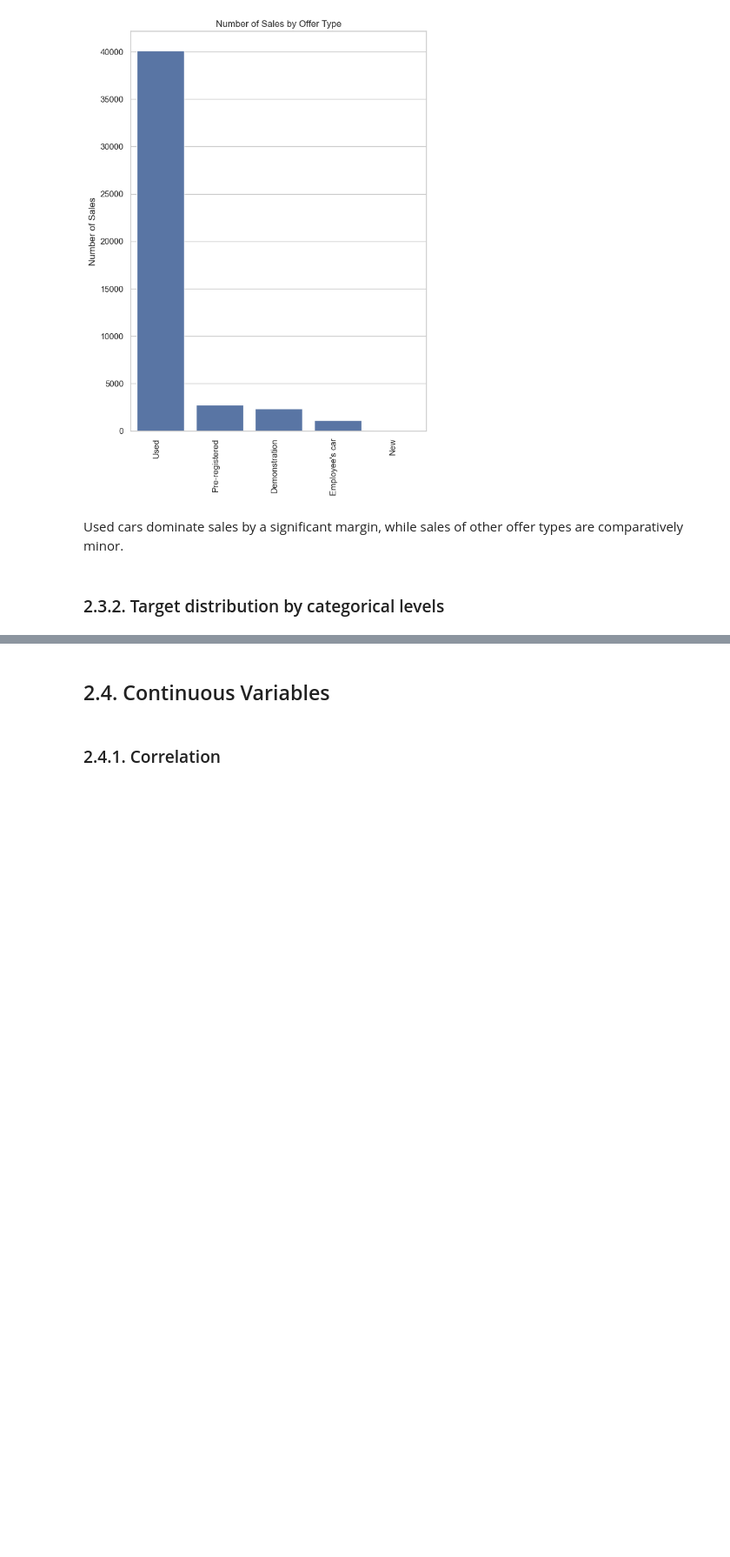
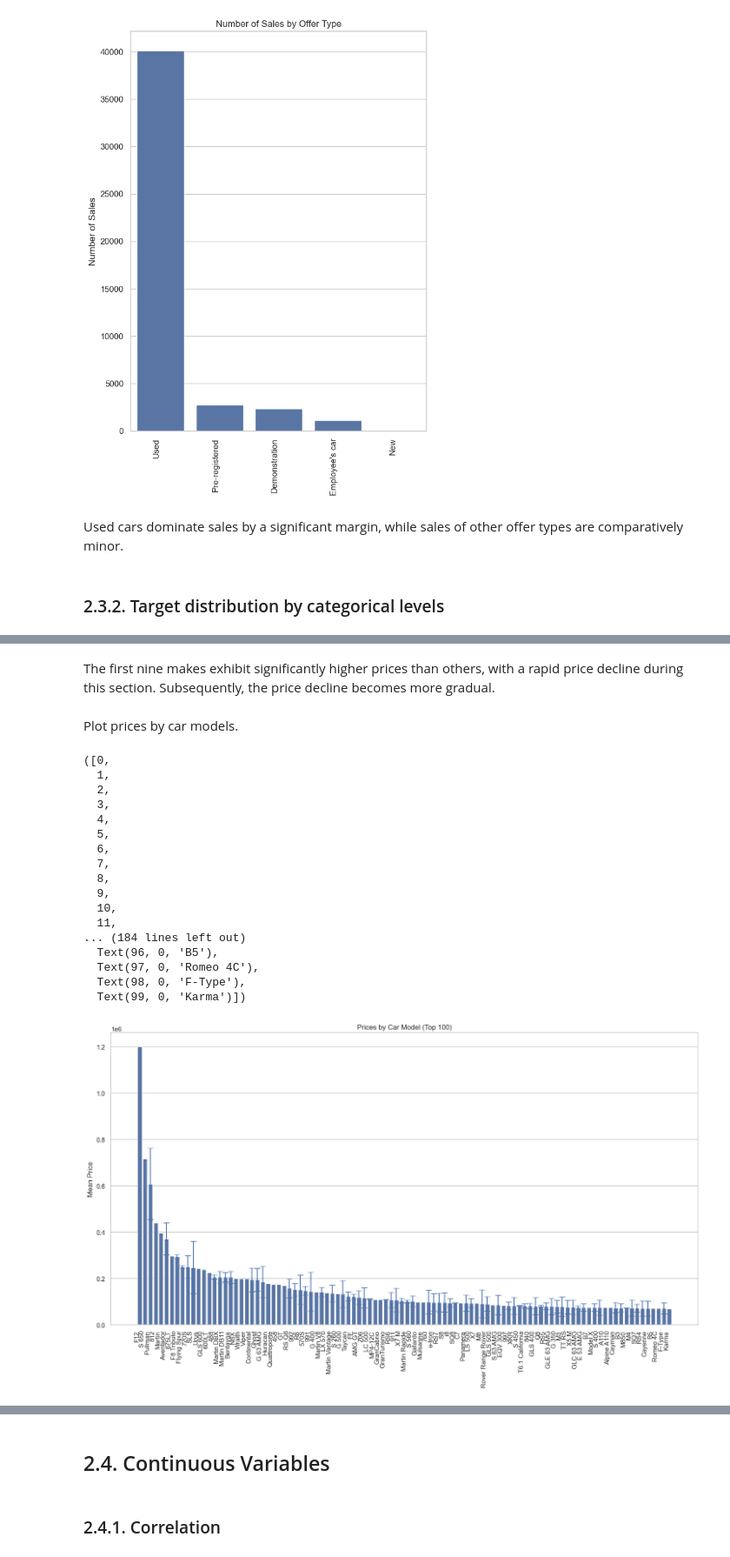
Before and after one commit to JAlbertOfficial/autoscout24-car-price-prediction, a Jupyter notebook: notebooks/1.0-ja-initial-data-exploration.ipynb, the cells around one changed output, grey strips where cells are left out. Shown at 87% size. Saved outputs shown, nothing was run; the diff lists cells and outputs as text; code cells hidden in the pictures; blank space fills up the shorter version.

```diff
--- a/notebooks/1.0-ja-initial-data-exploration.ipynb
+++ b/notebooks/1.0-ja-initial-data-exploration.ipynb
@@ -276,0 +325,49 @@ Used cars dominate sales by a significant margin, while sales of other offer typ
+# %% [markdown]
+The first nine makes exhibit significantly higher prices than others, with a rapid price decline during this section. Subsequently, the price decline becomes more gradual.
+# %% [markdown]
+Plot prices by car models.
+# %%
+# Calculate mean price and standard deviation for each model
+model_mean_price = df_raw.groupby("model")['price'].mean()
+model_std_price = df_raw.groupby("model")['price'].std()
+
+# Combine mean price and standard deviation into a DataFrame
+model_price_stats = pd.concat([model_mean_price, model_std_price], axis=1)
+model_price_stats.columns = ['Mean Price', 'Standard Deviation']
+
+# Sort DataFrame by mean price in descending order
+model_price_stats = model_price_stats.sort_values(by='Mean Price', ascending=False).head(100)
+
+# Set up the matplotlib figure
+plt.figure(figsize=(18, 9))
+
+# Create a barplot for mean price
+sns.barplot(x=model_price_stats.index, y=model_price_stats['Mean Price'])
+
+# Plot error bars for standard deviation
+plt.errorbar(x=model_price_stats.index, y=model_price_stats['Mean Price'], yerr=model_price_stats['Standard Deviation'], fmt='none', capsize=5)
+
+# Customize the plot
+plt.xlabel('')
+plt.ylabel('Mean Price')
+plt.title(f'Prices by Car Model (Top 100)')
+plt.xticks(rotation=90, ha='right')
+# %% [output]
+([0,
+  1,
+  2,
+  3,
+  4,
+  5,
+  6,
+  7,
+  8,
+  9,
+  10,
+  11,
+... (184 lines left out)
+  Text(96, 0, 'B5'),
+  Text(97, 0, 'Romeo 4C'),
+  Text(98, 0, 'F-Type'),
+  Text(99, 0, 'Karma')])
+[figure, added]
```
Also changed, not shown: parts of 12 cells of this notebook, 3 other files.
